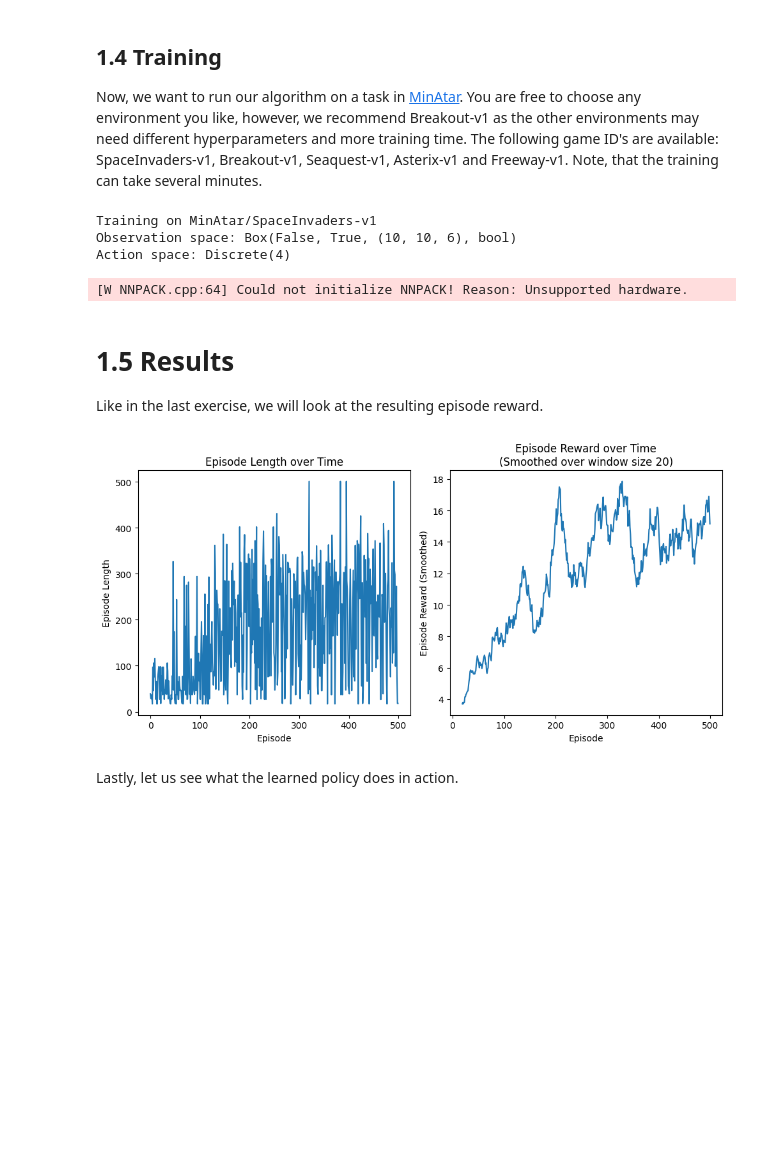
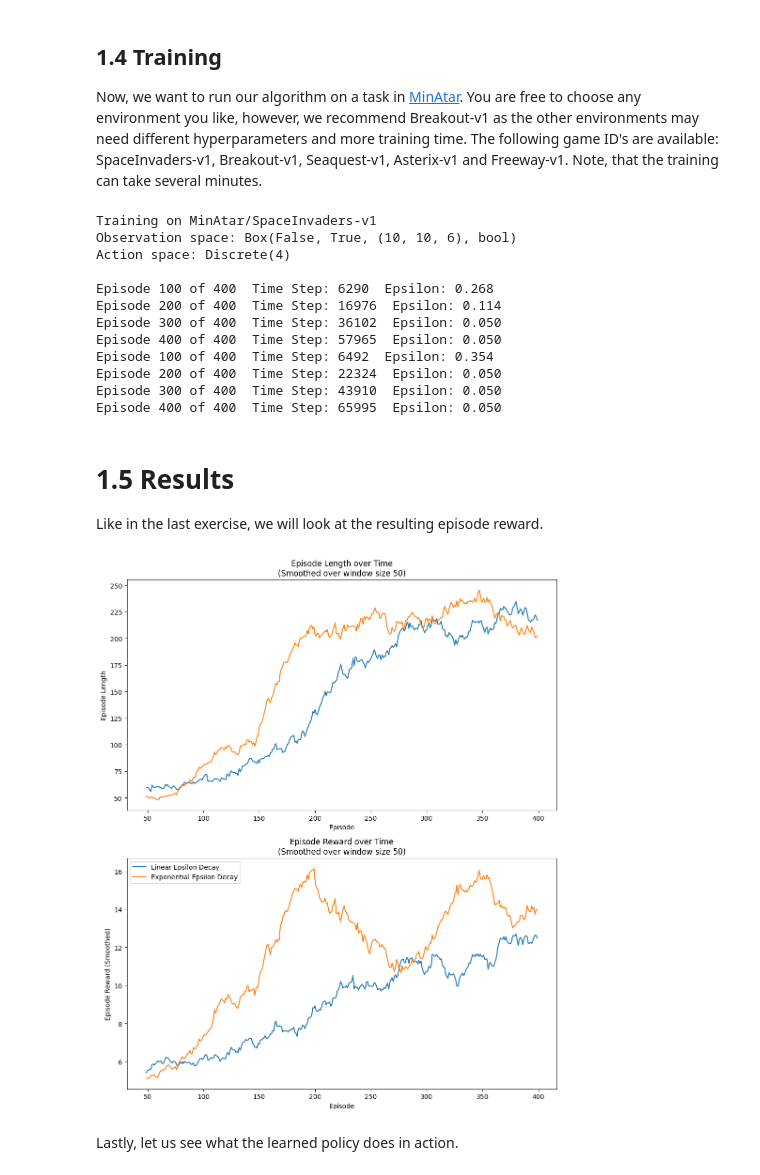
Before and after one commit to gulidamarta/snake_extending_dqn, a Jupyter notebook: dqn_with_decay_extensions.ipynb, the cells around one changed output. Saved outputs shown, nothing was run; the diff lists cells and outputs as text; code cells hidden in the pictures; blank space fills up the shorter version.

```diff
--- a/dqn_with_decay_extensions.ipynb
+++ b/dqn_with_decay_extensions.ipynb
@@ -568,11 +692,11 @@ UPDATE_FREQ = 100
 EPS_START = 0.5
 EPS_END = 0.05
 SCHEDULE_DURATION = 20_000
-NUM_EPISODES = 500
+NUM_EPISODES = 400
 DISCOUNT_FACTOR = 0.99
 
 # Train DQN
-agent = DQNAgentExponentialEpsilonDecay(
+agent_exponential = DQNAgentExponentialEpsilonDecay(
     env,
     gamma=DISCOUNT_FACTOR,
     lr=LR,
@@ -583,37 +707,83 @@ agent = DQNAgentExponentialEpsilonDecay(
     update_freq=UPDATE_FREQ,
     maxlen=REPLAY_BUFFER_SIZE,
 )
-stats = agent.train(NUM_EPISODES)
+softmax_exponential_decay_stats = agent_exponential.train(NUM_EPISODES)
+
+agent_linear = DQNAgentLinearEpsilonDecay(
+    env,
+    gamma=DISCOUNT_FACTOR,
+    lr=LR,
+    batch_size=BATCH_SIZE,
+    eps_start=EPS_START,
+    eps_end=EPS_END,
+    schedule_duration=SCHEDULE_DURATION,
+    update_freq=UPDATE_FREQ,
+    maxlen=REPLAY_BUFFER_SIZE,
+)
+softmax_linear_decay_stats = agent_linear.train(NUM_EPISODES)
 # %% [output]
 Training on MinAtar/SpaceInvaders-v1
 Observation space: Box(False, True, (10, 10, 6), bool)
 Action space: Discrete(4)
+
+Episode 100 of 400  Time Step: 6290  Epsilon: 0.268
+Episode 200 of 400  Time Step: 16976  Epsilon: 0.114
+Episode 300 of 400  Time Step: 36102  Epsilon: 0.050
+Episode 400 of 400  Time Step: 57965  Epsilon: 0.050
+Episode 100 of 400  Time Step: 6492  Epsilon: 0.354
+Episode 200 of 400  Time Step: 22324  Epsilon: 0.050
+Episode 300 of 400  Time Step: 43910  Epsilon: 0.050
+Episode 400 of 400  Time Step: 65995  Epsilon: 0.050
-[W NNPACK.cpp:64] Could not initialize NNPACK! Reason: Unsupported hardware.
 # %% [markdown]
 # 1.5 Results
 
 Like in the last exercise, we will look at the resulting episode reward.
 # %%
-smoothing_window=20
-fig, axes = plt.subplots(1, 2, figsize=(10, 5), tight_layout=True)
+# smoothing_window=20
+# fig, axes = plt.subplots(1, 2, figsize=(10, 5), tight_layout=True)
+
+# # Plot the episode length over time
+# ax = axes[0]
+# ax.plot(stats.episode_lengths)
+# ax.set_xlabel("Episode")
+# ax.set_ylabel("Episode Length")
+# ax.set_title("Episode Length over Time")
+
+# # Plot the episode reward over time
+# ax = axes[1]
+# rewards_smoothed = pd.Series(stats.episode_rewards).rolling(smoothing_window, min_periods=smoothing_window).mean()
+# ax.plot(rewards_smoothed)
+# ax.set_xlabel("Episode")
+# ax.set_ylabel("Episode Reward (Smoothed)")
+# ax.set_title(f"Episode Reward over Time\n(Smoothed over window size {smoothing_window})")
+# plt.show()
+
+smoothing_window=50
+fig, axes = plt.subplots(2, 1, figsize=(10, 12), tight_layout=True)
 
 # Plot the episode length over time
 ax = axes[0]
-ax.plot(stats.episode_lengths)
+lengths_agent_exponential = pd.Series(softmax_exponential_decay_stats.episode_lengths).rolling(smoothing_window, min_periods=smoothing_window).mean()
+lengths_agent_linear = pd.Series(softmax_linear_decay_stats.episode_lengths).rolling(smoothing_window, min_periods=smoothing_window).mean()
+ax.plot(lengths_agent_exponential, label="Linear Epsilon Decay")
+ax.plot(lengths_agent_linear, label="Exponential Epsilon Decay")
 ax.set_xlabel("Episode")
 ax.set_ylabel("Episode Length")
-ax.set_title("Episode Length over Time")
+ax.set_title(f"Episode Length over Time\n(Smoothed over window size {smoothing_window})")
 
 # Plot the episode reward over time
 ax = axes[1]
-rewards_smoothed = pd.Series(stats.episode_rewards).rolling(smoothing_window, min_periods=smoothing_window).mean()
-ax.plot(rewards_smoothed)
+rewards_agent_exponential = pd.Series(softmax_exponential_decay_stats.episode_rewards).rolling(smoothing_window, min_periods=smoothing_window).mean()
+rewards_agent_linear = pd.Series(softmax_linear_decay_stats.episode_rewards).rolling(smoothing_window, min_periods=smoothing_window).mean()
+ax.plot(rewards_agent_exponential, label="Linear Epsilon Decay")
+ax.plot(rewards_agent_linear, label="Exponential Epsilon Decay")
 ax.set_xlabel("Episode")
 ax.set_ylabel("Episode Reward (Smoothed)")
 ax.set_title(f"Episode Reward over Time\n(Smoothed over window size {smoothing_window})")
+plt.legend()
 plt.show()
 # %% [output]
-[figure, old version]
+[figure, new version]
 # %% [markdown]
 Lastly, let us see what the learned policy does in action.
 # %%
```
Also changed, not shown: parts of 4 cells of this notebook.
